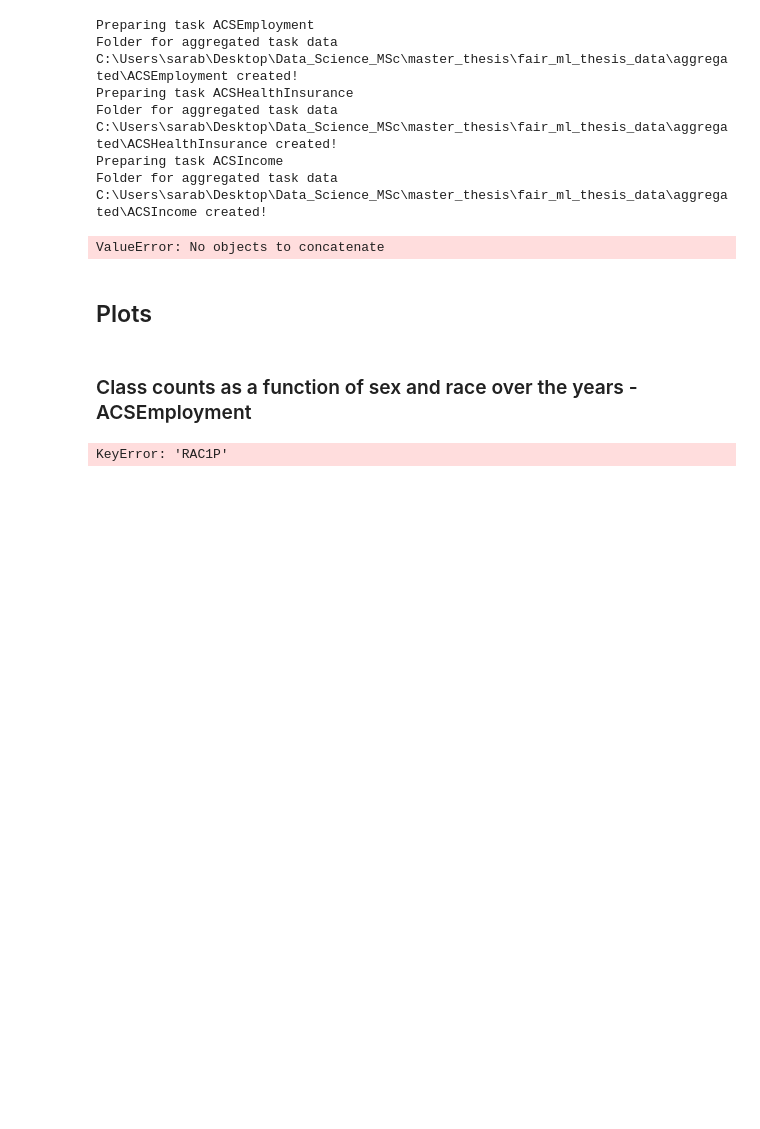
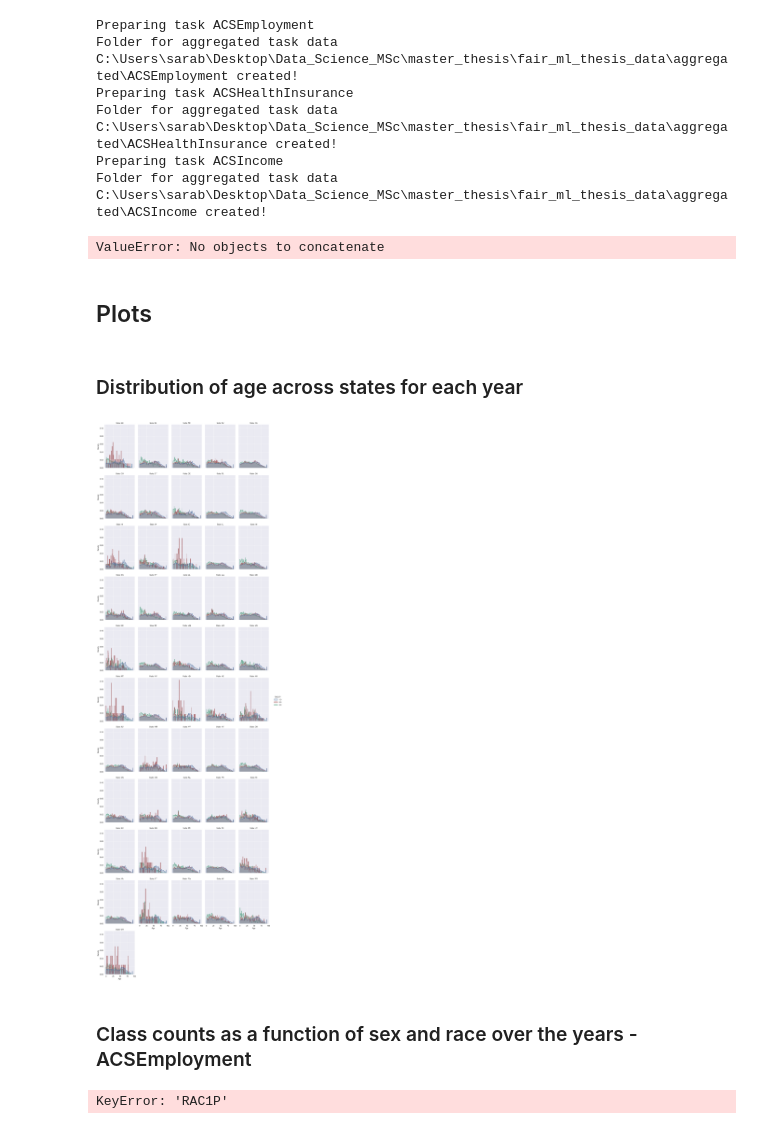
Before and after one commit to SaraBonati/fair_ml_thesis, a Jupyter notebook: notebooks/figures.ipynb, the cells around one changed output. Cells and saved outputs as stored; diff of their text form; code cells hidden in the pictures; blank space fills up the shorter version.

```diff
--- a/notebooks/figures.ipynb
+++ b/notebooks/figures.ipynb
@@ -102,6 +97,24 @@ Folder for aggregated task data C:\Users\sarab\Desktop\Data_Science_MSc\master_t
 ValueError: No objects to concatenate
 # %% [markdown]
 ## Plots
+# %% [markdown]
+### Distribution of age across states for each year
+# %%
+task='ACSEmployment'
+df1 = pd.read_csv(os.path.join(ddir2,task,f'{task}.csv'),sep='\t',index_col=0)
+
+y=2014
+df1=df1[df1['YEAR']==y]
+df1.loc[df1['RAC1P'] > 2, 'RAC1P'] = 3
+
+g = sns.displot(data=df1, x="AGEP", hue="RAC1P", col="STATE",col_wrap=5,bins=10,
+    kind="hist",element="step",discrete=True,stat='density',common_norm=False,
+                legend=True, height=4, aspect=.7,palette= ['#476C9B','#984447','#469978'])
+g.set_axis_labels("Age","Density")
+g.set_titles("State: {col_name}")
+plt.savefig(os.path.join(fdir,task,f'AGEP_distribution_dependent_on_RAC1P_{task}_{y}.pdf'),format='pdf',dpi=300)
+# %% [output]
+[figure, added]
 # %% [markdown]
 ### Class counts as a function of sex and race over the years - ACSEmployment
 # %%
```
Also changed, not shown: parts of 1 cell of this notebook.
